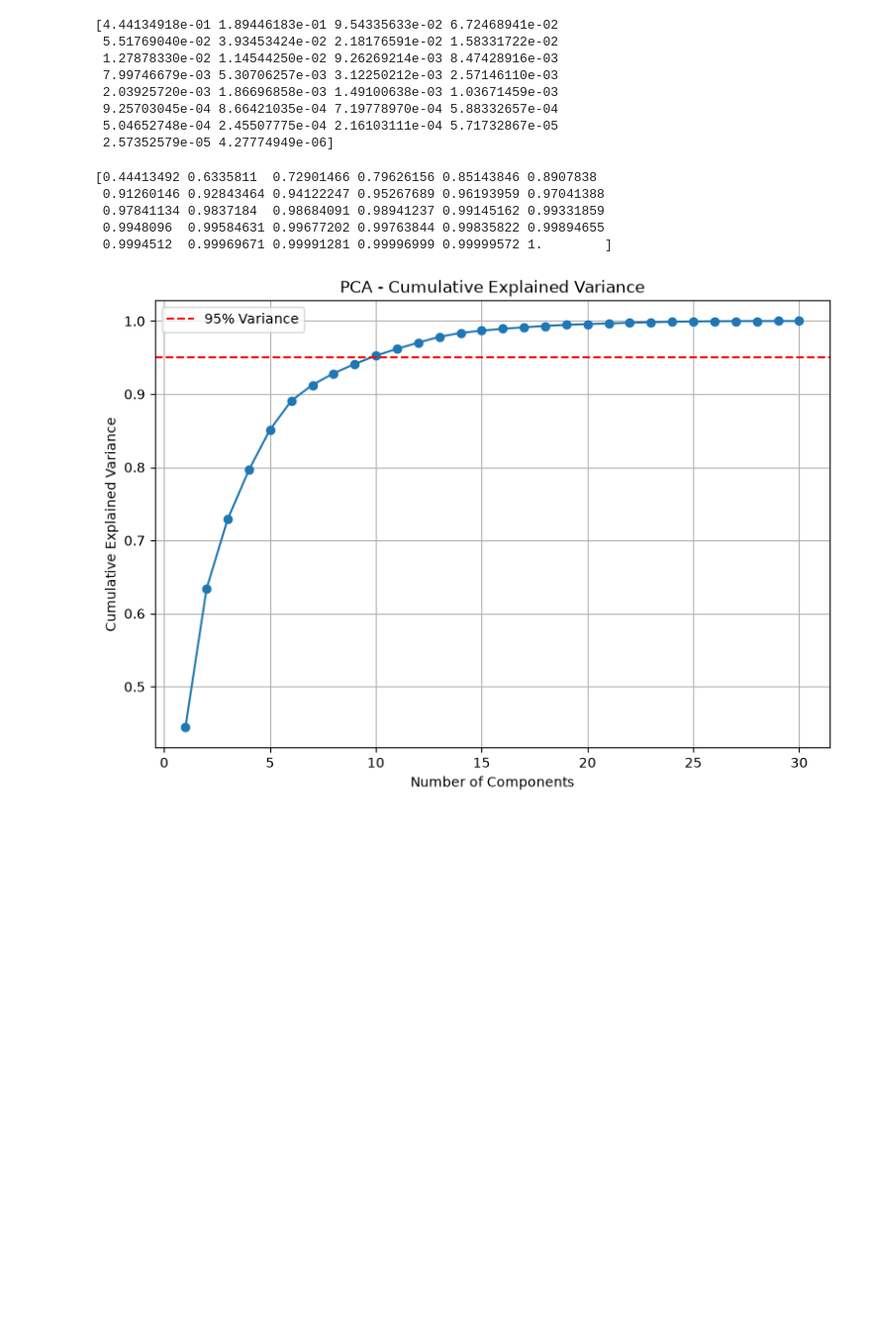
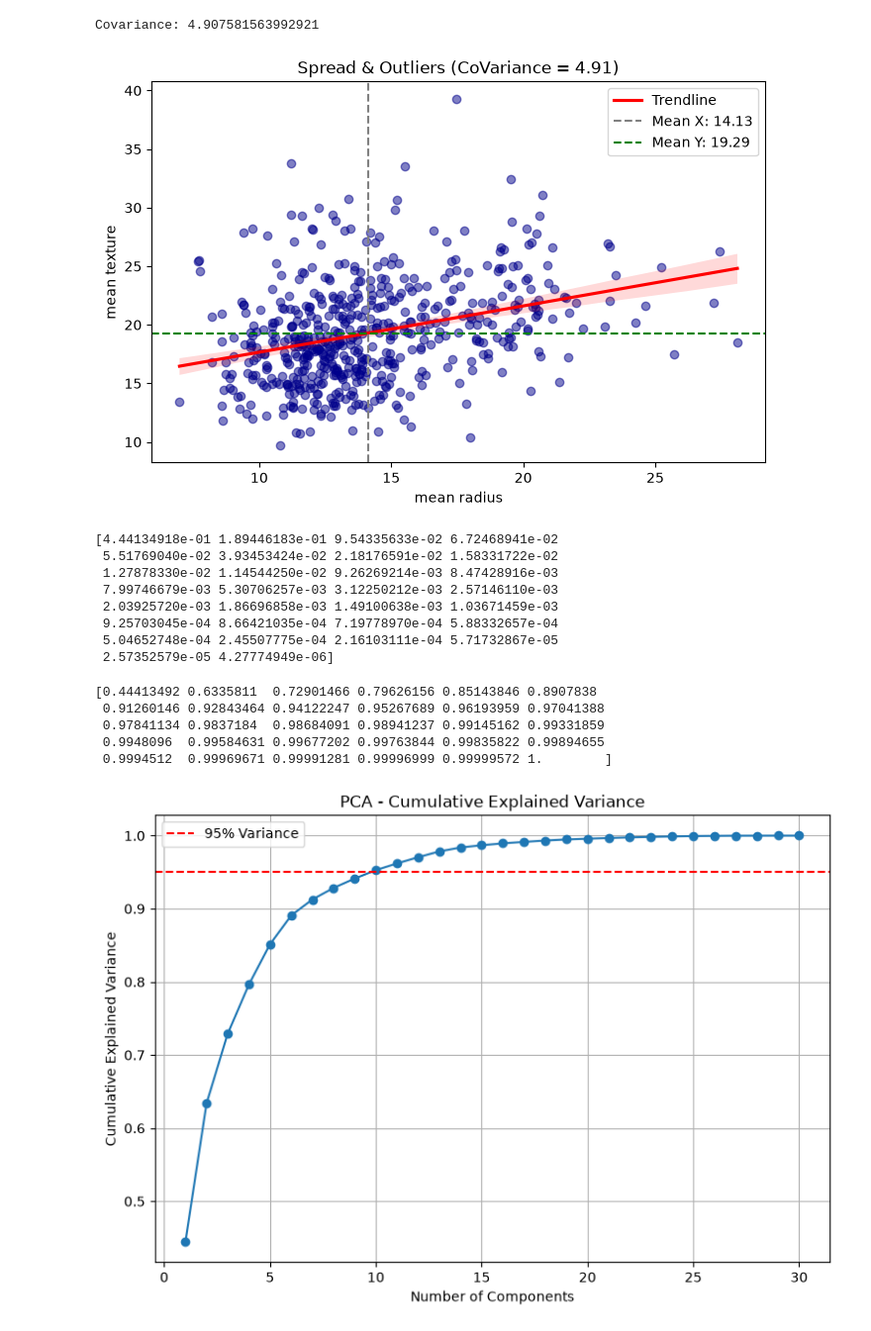
Before and after one commit to AreebaAkram/MachineLearning, a Jupyter notebook: PCA + LR.ipynb, the cells around one changed output. Shown at 99% size. Cells and saved outputs as stored; diff of their text form; code cells hidden in the pictures; blank space fills up the shorter version.

```diff
--- a/PCA + LR.ipynb
+++ b/PCA + LR.ipynb
@@ -41,3 +42,36 @@ print(x.isnull().sum())
+# %%
+cov_val = x['mean radius'].cov(x['mean texture'])
+print(f"Covariance: {cov_val}")
+
+# Optional: Get the full covariance matrix for the whole dataset
+# cov_matrix = x.cov(numeric_only=True)
+# print(cov_matrix)
+
+mean_x = x['mean radius'].mean()
+mean_y = x['mean texture'].mean()
+
+plt.figure(figsize=(8, 5))
+
+# draws a scatter plot of two variables
+sns.regplot(
+    data=x,
+    x='mean radius',
+    y='mean texture',
+    scatter_kws={'color': 'darkblue', 'alpha': 0.5},
+    line_kws={'color': 'red', 'label': 'Trendline'}
+)
+
+plt.axvline(mean_x, color='gray', linestyle='--', linewidth=1.5, label=f'Mean X: {mean_x:.2f}')
+plt.axhline(mean_y, color='green', linestyle='--', linewidth=1.5, label=f'Mean Y: {mean_y:.2f}')
+
+plt.title(f'Spread & Outliers (CoVariance = {x["mean radius"].cov(x['mean texture']):.2f})')
+plt.xlabel('mean radius')
+plt.ylabel("mean texture")
+plt.legend()
+plt.show()
+# %% [output]
+Covariance: 4.907581563992921
+[figure, added]
 # %%
 x_train, x_test, y_train, y_test = train_test_split(
     x, y,
```
Also changed, not shown: parts of 2 cells of this notebook, 2 other files.
